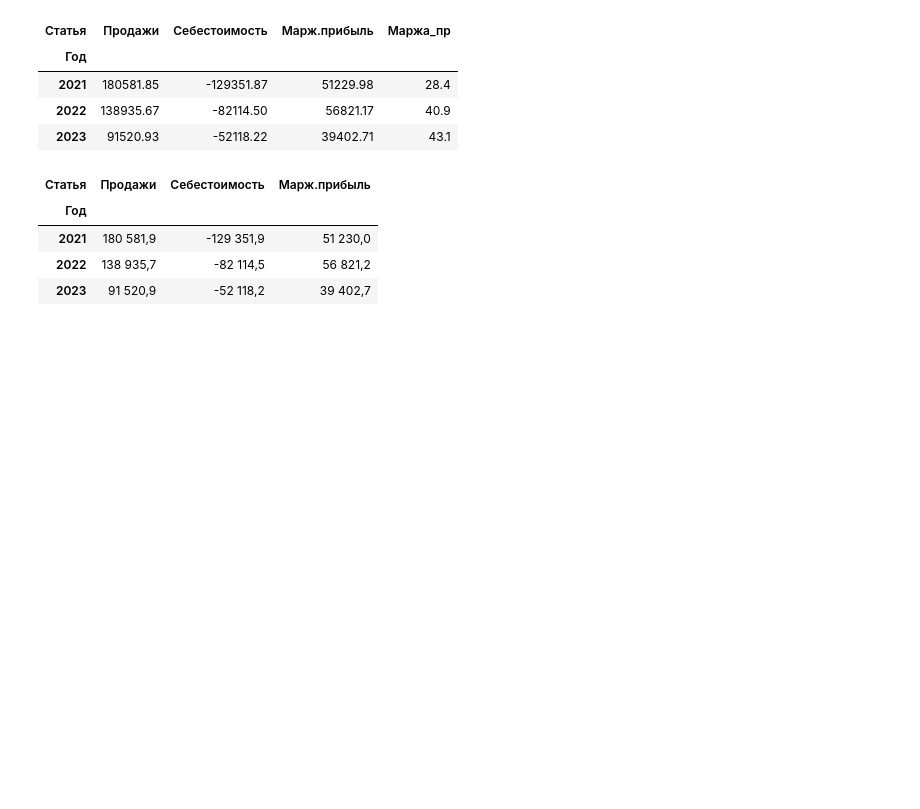
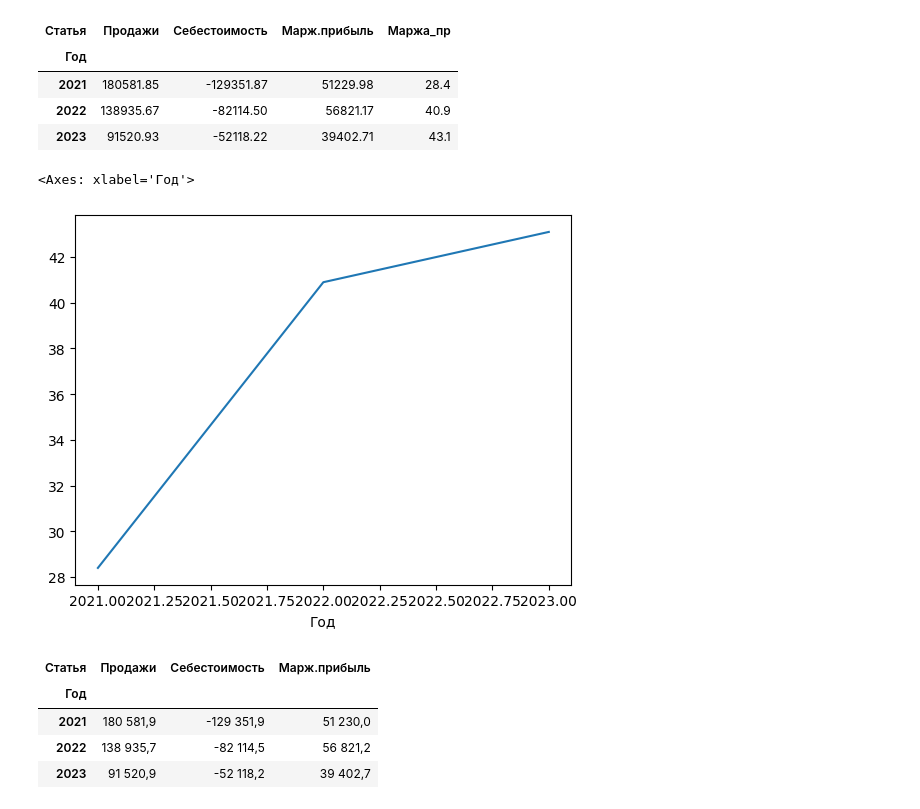
Before and after one commit to Smolenishev/streamlit-test_1-app, a Jupyter notebook: test_1.ipynb, the cells around one changed output. Cells and saved outputs as stored; diff of their text form; code cells hidden in the pictures; blank space fills up the shorter version.

```diff
--- a/test_1.ipynb
+++ b/test_1.ipynb
@@ -58,6 +58,11 @@ pt00
 | 2021 | 180581.85 | -129351.87 | 51229.98 | 28.4 |
 | 2022 | 138935.67 | -82114.50 | 56821.17 | 40.9 |
 | 2023 | 91520.93 | -52118.22 | 39402.71 | 43.1 |
+# %%
+pt00.loc[:, "Маржа_пр"].plot()
+# %% [output]
+<Axes: xlabel='Год'>
+[figure, added]
 # %%
 pt01 = pt00.style.format(precision=1, thousands=" ", decimal=",")
 # %%
```
Also changed, not shown: parts of 4 cells of this notebook.
